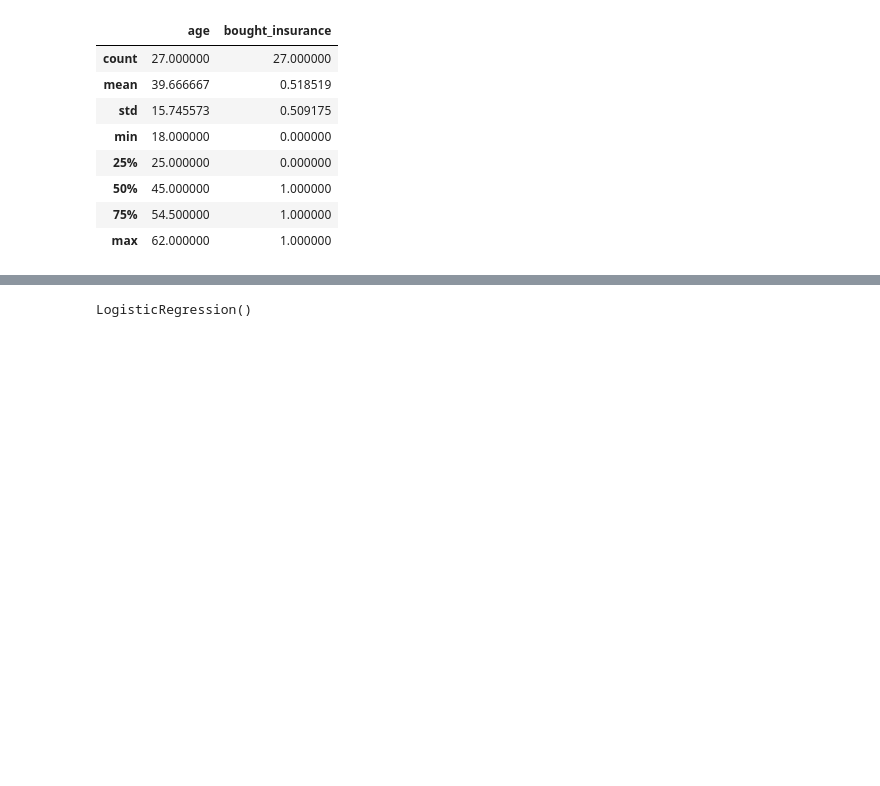
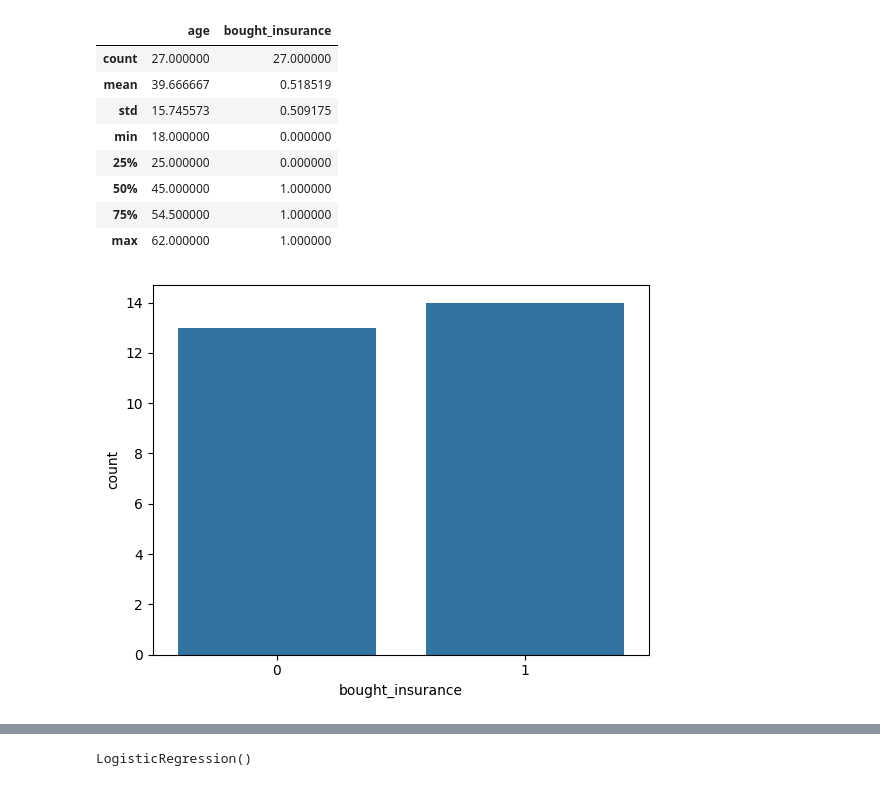
Before and after one commit to jflorescuba/Machine_learning, a Jupyter notebook: GLM_models/Insurance/model.ipynb, the cells around one changed output, grey strips where cells are left out. Saved outputs shown, nothing was run; the diff lists cells and outputs as text; code cells hidden in the pictures; blank space fills up the shorter version.

```diff
--- a/GLM_models/Insurance/model.ipynb
+++ b/GLM_models/Insurance/model.ipynb
@@ -32,3 +33,7 @@ df.describe()
 | 50% | 45.000000 | 1.000000 |
 | 75% | 54.500000 | 1.000000 |
 | max | 62.000000 | 1.000000 |
+# %%
+sns.countplot(data = df, x='bought_insurance');
+# %% [output]
+[figure, added]
```
Also changed, not shown: parts of 6 cells of this notebook.
